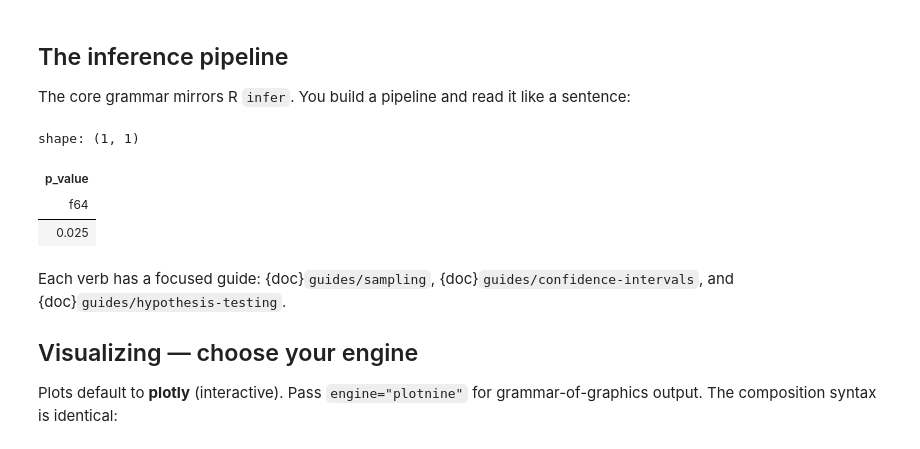
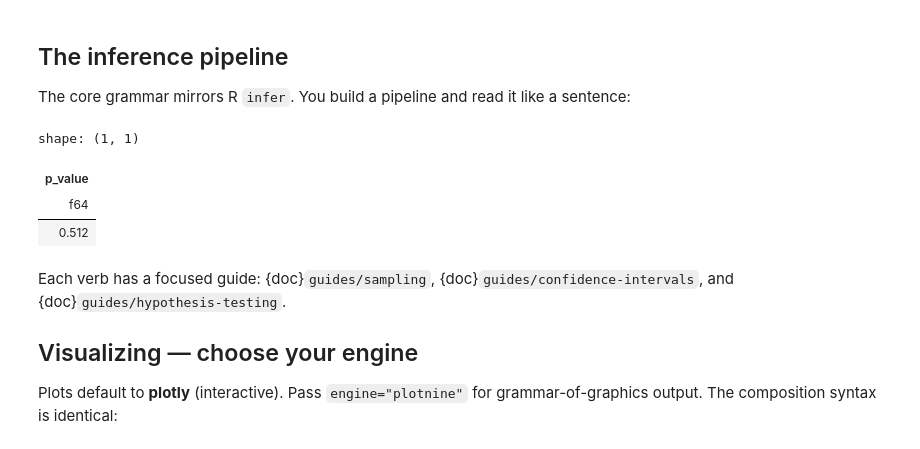
Before and after one commit to moderndive/moderndive-python, a Jupyter notebook: doc/_build/jupyter_execute/getting-started.ipynb, the cells around one changed output. Saved outputs shown, nothing was run; the diff lists cells and outputs as text; code cells hidden in the pictures.

```diff
--- a/doc/_build/jupyter_execute/getting-started.ipynb
+++ b/doc/_build/jupyter_execute/getting-started.ipynb
@@ -24,7 +24,7 @@ All datasets ship with the package and load with `load_<name>()`:
 # %%
 import moderndive as md
 
-promotions = md.load_promotions()
-promotions.head()
+yawn = md.load_mythbusters_yawn()
+yawn.head()
 # %% [output]
 shape: (5, 3)
@@ -60,27 +60,27 @@ sentence:
 # %%
 from moderndive import specify, observe, get_p_value
 
-# 1. The observed statistic
+# 1. The observed statistic: do "seeded" people yawn more than the control group?
 obs = observe(
-    promotions, formula="decision ~ gender", success="promoted",
-    stat="diff in props", order=("male", "female"),
+    yawn, formula="yawn ~ group", success="yes",
+    stat="diff in props", order=("seed", "control"),
 )
 
 # 2. A null distribution: specify → hypothesize → generate → calculate
 null = (
-    specify(promotions, formula="decision ~ gender", success="promoted")
+    specify(yawn, formula="yawn ~ group", success="yes")
     .hypothesize(null="independence")
     .generate(reps=1000, type="permute", seed=42)
-    .calculate(stat="diff in props", order=("male", "female"))
+    .calculate(stat="diff in props", order=("seed", "control"))
 )
 
 # 3. Summarize
-get_p_value(null, obs_stat=obs, direction="right")   # ≈ 0.025
+get_p_value(null, obs_stat=obs, direction="right")
 # %% [output]
 shape: (1, 1)
 | p_value |
 | f64 |
-| 0.025 |
+| 0.512 |
 # %% [markdown]
 Each verb has a focused guide: {doc}`guides/sampling`,
 {doc}`guides/confidence-intervals`, and {doc}`guides/hypothesis-testing`.
```
Also changed, not shown: parts of 2 cells of this notebook, 39 other files.
